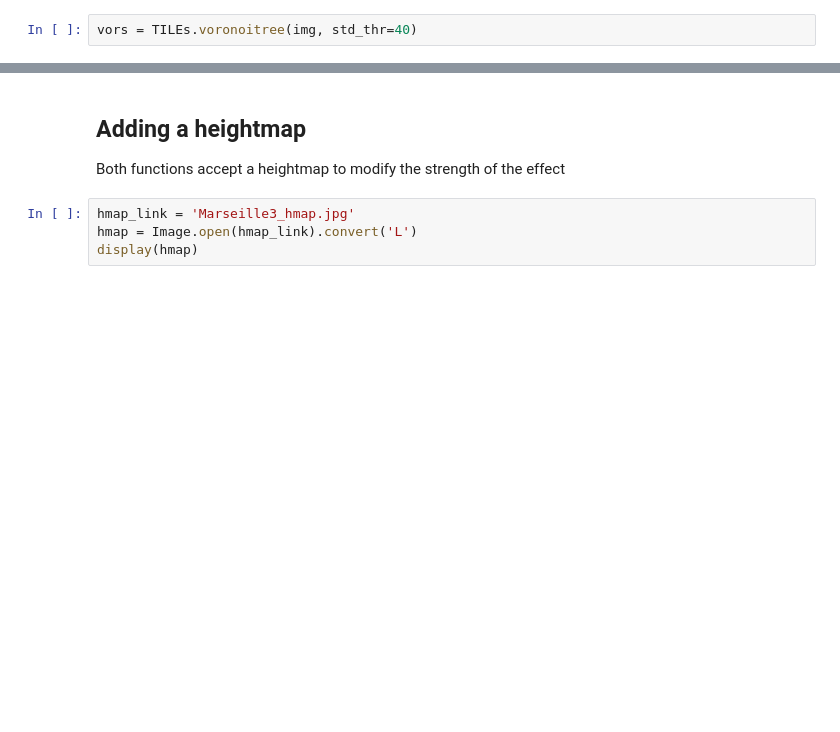
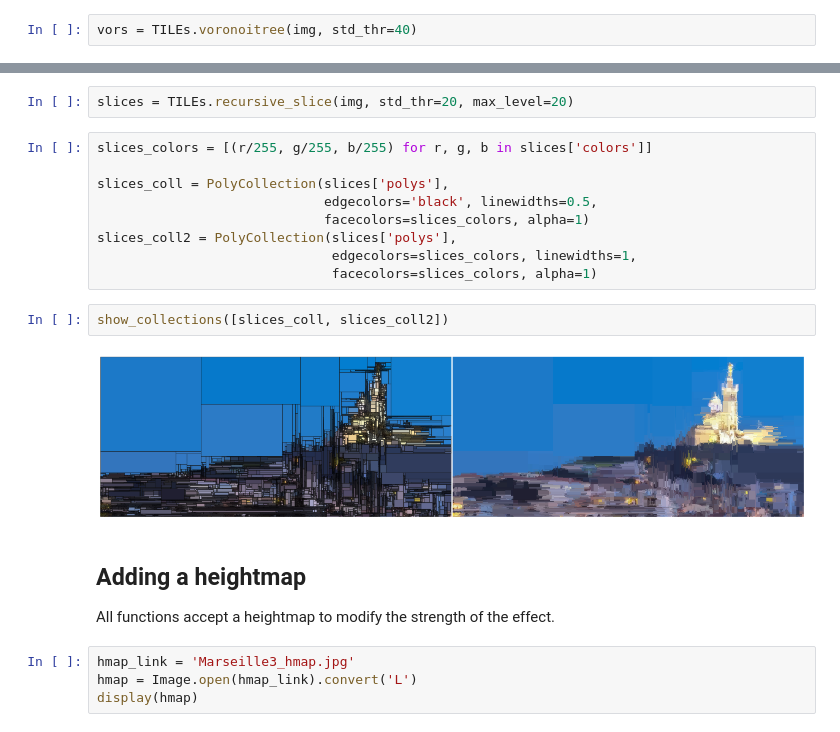
Before and after one commit to Sylvain-Deposit/TILEs, a Jupyter notebook: TILEs example.ipynb, the cells around one changed output, grey strips where cells are left out. Cells and saved outputs as stored; diff of their text form; blank space fills up the shorter version.

```diff
--- a/TILEs example.ipynb
+++ b/TILEs example.ipynb
@@ -90,6 +101,21 @@ show_collections([vor_coll, vor_coll2])
+# %%
+slices = TILEs.recursive_slice(img, std_thr=20, max_level=20)
+# %%
+slices_colors = [(r/255, g/255, b/255) for r, g, b in slices['colors']]
+
+slices_coll = PolyCollection(slices['polys'],
+                             edgecolors='black', linewidths=0.5,
+                             facecolors=slices_colors, alpha=1)
+slices_coll2 = PolyCollection(slices['polys'],
+                              edgecolors=slices_colors, linewidths=1,
+                              facecolors=slices_colors, alpha=1)
+# %%
+show_collections([slices_coll, slices_coll2])
+# %% [output]
+[figure, added]
 # %% [markdown]
 ## Adding a heightmap
-Both functions accept a heightmap to modify the strength of the effect
+All functions accept a heightmap to modify the strength of the effect.
 # %%
 hmap_link = 'Marseille3_hmap.jpg'
 hmap = Image.open(hmap_link).convert('L')
```
Also changed, not shown: parts of 7 cells of this notebook.
